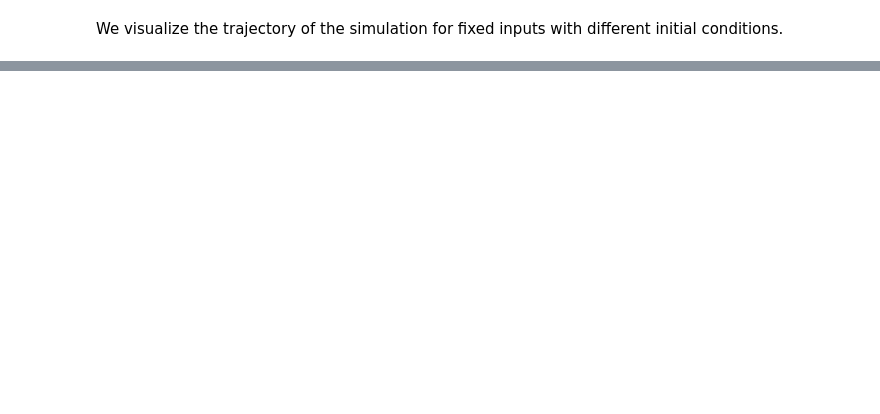
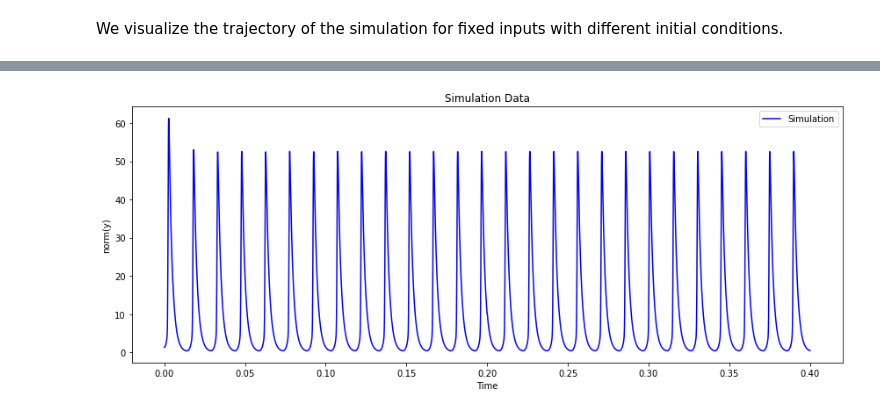
Before and after one commit to shivangrawat/perturbed_organics, a Jupyter notebook: examples/fixed_input_traj.ipynb, the cells around one changed output, grey strips where cells are left out. Saved outputs shown, nothing was run; the diff lists cells and outputs as text; code cells hidden in the pictures; blank space fills up the shorter version.

```diff
--- a/examples/fixed_input_traj.ipynb
+++ b/examples/fixed_input_traj.ipynb
@@ -336,0 +339,17 @@ plt.show()
+# %%
+# Create a figure with one subplot
+fig, ax = plt.subplots(figsize=(12, 5))
+
+# Plot the simulation data
+ax.plot(t, np.linalg.norm(total_traj.detach().numpy(), axis=1), label='Simulation', color='blue')
+ax.set_title('Simulation Data')
+ax.set_xlabel('Time')
+ax.set_ylabel('norm(y)')
+ax.legend()
+# ax.grid(True)
+# plt.xlim([3.5, 4])
+
+plt.tight_layout()
+plt.show()
+# %% [output]
+[figure, added]
```
Also changed, not shown: parts of 11 cells of this notebook.
